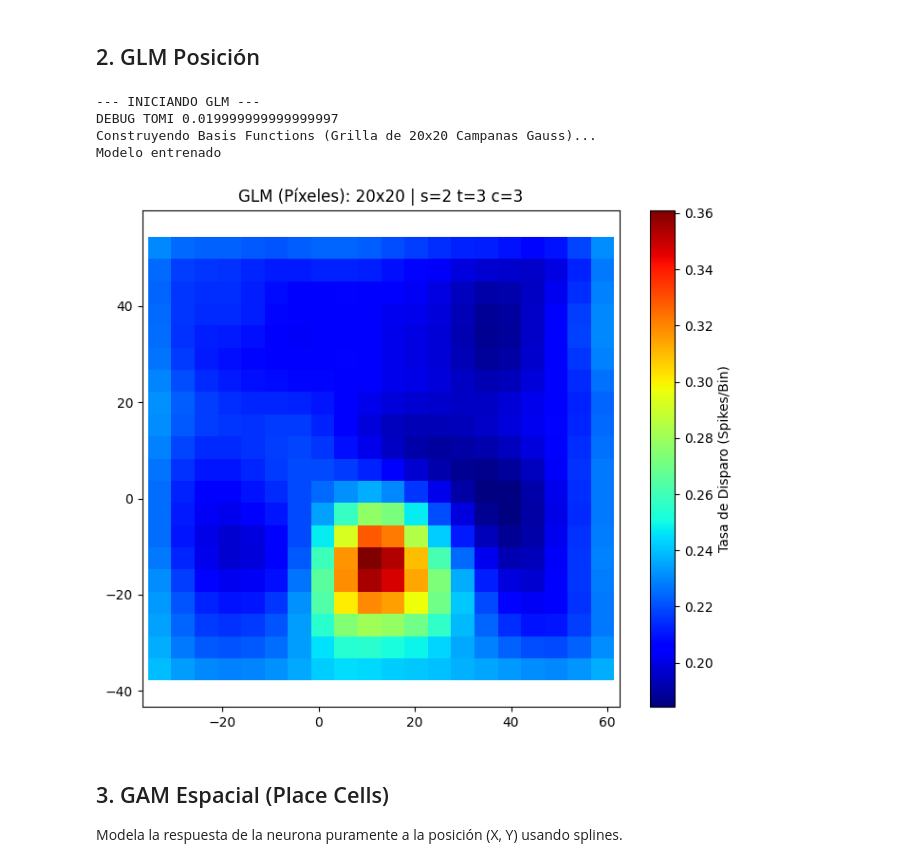
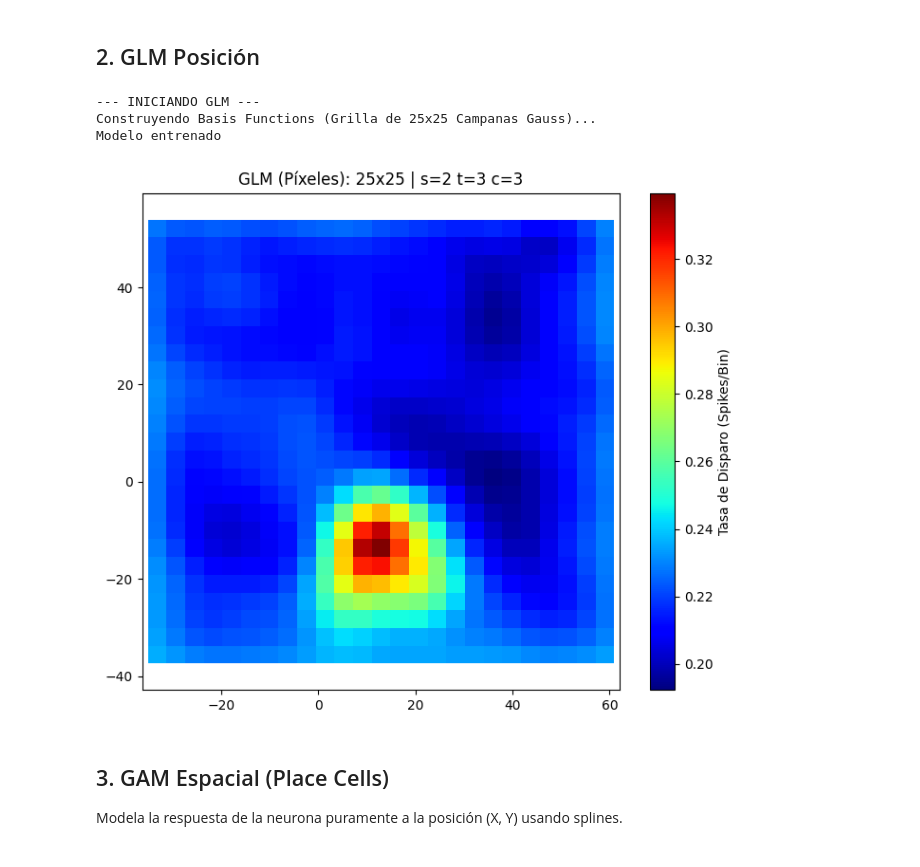
Before and after one commit to tomasroko1/Octodon-Degus, a Jupyter notebook: playground.ipynb, the cells around one changed output. Saved outputs shown, nothing was run; the diff lists cells and outputs as text; code cells hidden in the pictures.

```diff
--- a/playground.ipynb
+++ b/playground.ipynb
@@ -28,15 +24,12 @@ DEBUG TOMI 0.019999999999999997
 # %% [markdown]
 ## 2. GLM Posición
 # %%
-n_bines_glm = 20
-
-glm_posicion_manual(sesion, tetrodo, neurona, n_bines_glm)
+glm_posicion_manual(sesion, tetrodo, neurona, 25)
 # %% [output]
 --- INICIANDO GLM ---
-DEBUG TOMI 0.019999999999999997
-Construyendo Basis Functions (Grilla de 20x20 Campanas Gauss)...
+Construyendo Basis Functions (Grilla de 25x25 Campanas Gauss)...
 Modelo entrenado
-[figure, old version]
+[figure, new version]
 # %% [markdown]
 ## 3. GAM Espacial (Place Cells)
 Modela la respuesta de la neurona puramente a la posición (X, Y) usando splines.
```
Also changed, not shown: parts of 4 cells of this notebook, 13 other files.
